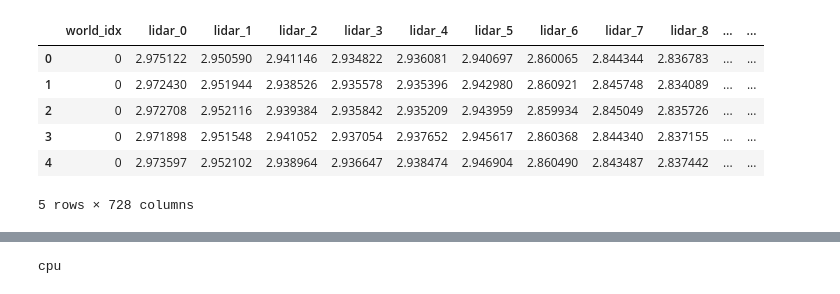
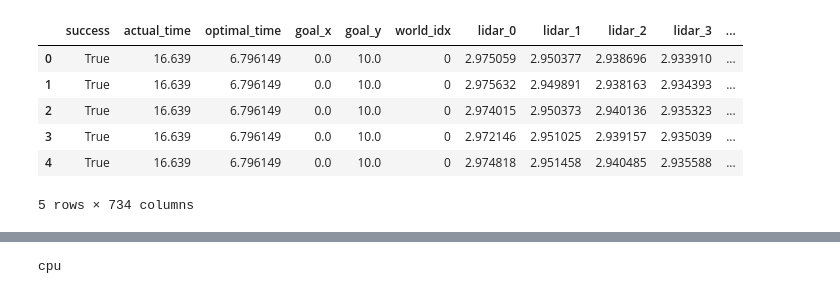
Before and after one commit to JvThunder/mlda-barn-2024, a Jupyter notebook: train_imitation.ipynb, the cells around one changed output, grey strips where cells are left out. Saved outputs shown, nothing was run; the diff lists cells and outputs as text; code cells hidden in the pictures.

```diff
--- a/train_imitation.ipynb
+++ b/train_imitation.ipynb
@@ -1,16 +1,16 @@
 # %%
 import pandas as pd
 
-df = pd.read_csv('data.csv')
+df = pd.read_csv('data_sorted.csv')
 df.head()
 # %% [output]
-|  | world_idx | lidar_0 | lidar_1 | lidar_2 | lidar_3 | lidar_4 | lidar_5 | lidar_6 | lidar_7 | lidar_8 | ... | ... |
-| 0 | 0 | 2.975122 | 2.950590 | 2.941146 | 2.934822 | 2.936081 | 2.940697 | 2.860065 | 2.844344 | 2.836783 | ... | ... |
-| 1 | 0 | 2.972430 | 2.951944 | 2.938526 | 2.935578 | 2.935396 | 2.942980 | 2.860921 | 2.845748 | 2.834089 | ... | ... |
-| 2 | 0 | 2.972708 | 2.952116 | 2.939384 | 2.935842 | 2.935209 | 2.943959 | 2.859934 | 2.845049 | 2.835726 | ... | ... |
-| 3 | 0 | 2.971898 | 2.951548 | 2.941052 | 2.937054 | 2.937652 | 2.945617 | 2.860368 | 2.844340 | 2.837155 | ... | ... |
-| 4 | 0 | 2.973597 | 2.952102 | 2.938964 | 2.936647 | 2.938474 | 2.946904 | 2.860490 | 2.843487 | 2.837442 | ... | ... |
+|  | success | actual_time | optimal_time | goal_x | goal_y | world_idx | lidar_0 | lidar_1 | lidar_2 | lidar_3 | ... |
+| 0 | True | 16.639 | 6.796149 | 0.0 | 10.0 | 0 | 2.975059 | 2.950377 | 2.938696 | 2.933910 | ... |
+| 1 | True | 16.639 | 6.796149 | 0.0 | 10.0 | 0 | 2.975632 | 2.949891 | 2.938163 | 2.934393 | ... |
+| 2 | True | 16.639 | 6.796149 | 0.0 | 10.0 | 0 | 2.974015 | 2.950373 | 2.940136 | 2.935323 | ... |
+| 3 | True | 16.639 | 6.796149 | 0.0 | 10.0 | 0 | 2.972146 | 2.951025 | 2.939157 | 2.935039 | ... |
+| 4 | True | 16.639 | 6.796149 | 0.0 | 10.0 | 0 | 2.974818 | 2.951458 | 2.940485 | 2.935588 | ... |
-5 rows × 728 columns
+5 rows × 734 columns
 # %%
 df.describe()
 # %% [output]
```
Also changed, not shown: parts of 15 cells of this notebook, 5 other files.
